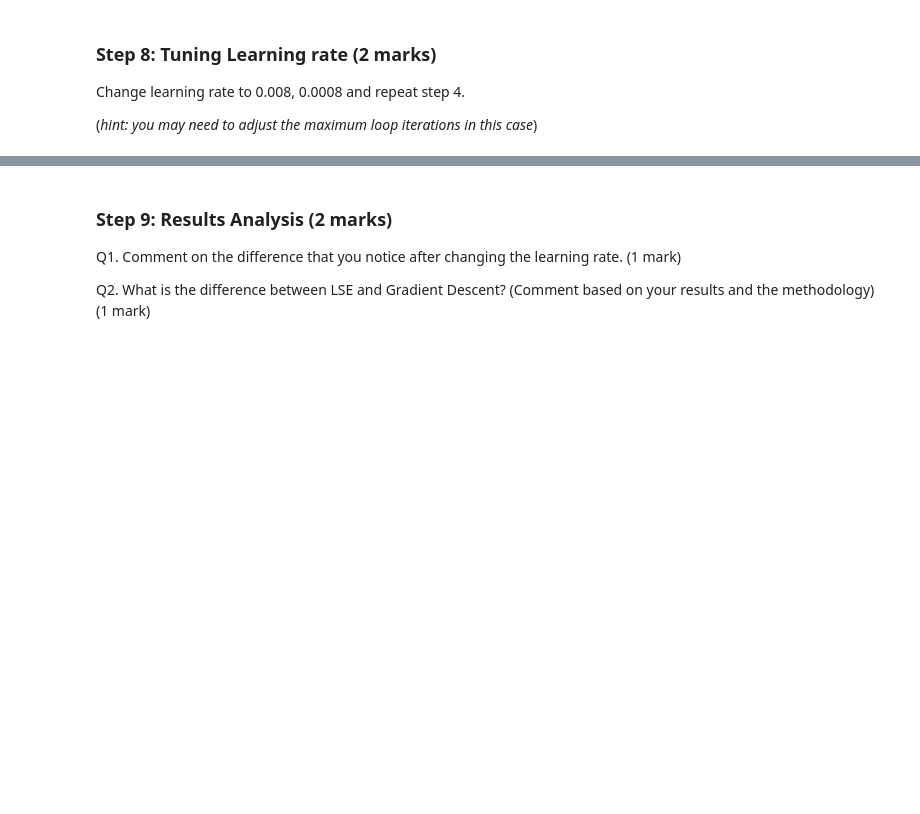
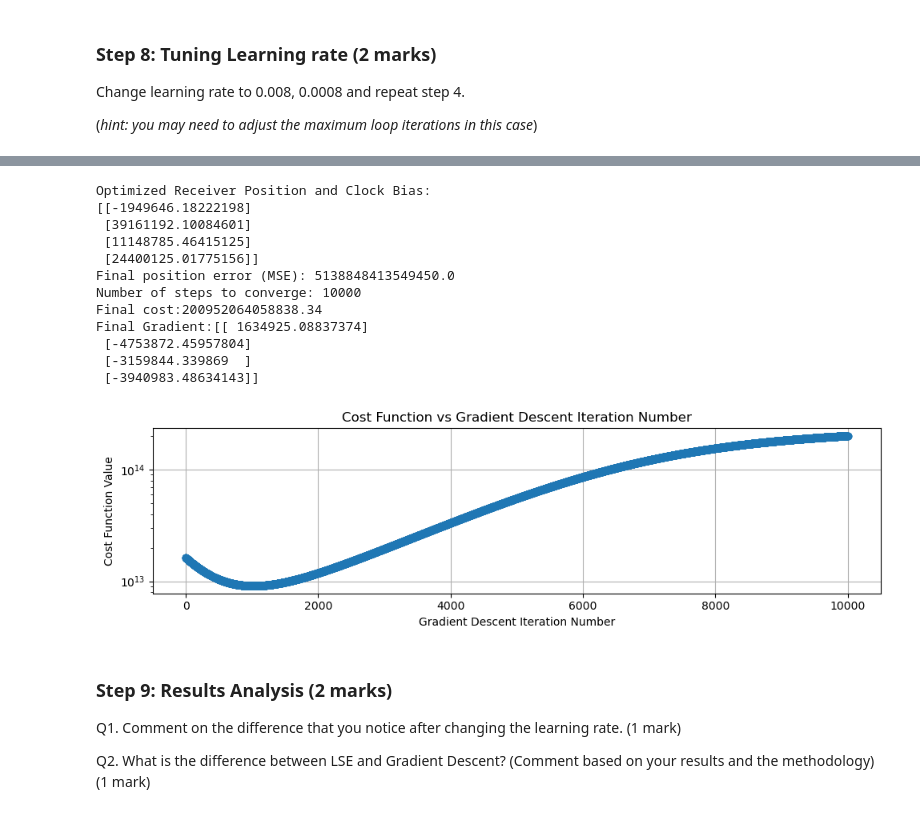
Before and after one commit to caydincleland/ENGG680_2025_Fall_group8Fork, a Jupyter notebook: assignment2/Assignment2_Upload.ipynb, the cells around one changed output, grey strips where cells are left out. Cells and saved outputs as stored; diff of their text form; code cells hidden in the pictures; blank space fills up the shorter version.

```diff
--- a/assignment2/Assignment2_Upload.ipynb
+++ b/assignment2/Assignment2_Upload.ipynb
@@ -243,6 +231,7 @@ Where:
 This matrix is used for least squares estimation in positioning or navigation applications.
 # %%
 def design_matrix(receiver_pos, satellite_pos, distance):
+    receiver_pos = receiver_pos.reshape(-1,1)
     # your code here
     rx=receiver_pos[0,0]
     ry=receiver_pos[1,0]
@@ -571,28 +548,29 @@ def gradient_descent(pseudorange, sat_pos, learning_rate=0.08, max_iters=10000,
     global steps_count
 
     #initalize the estimates as zeros
-    X = np.array([50.0, -25.0, 15.0, 500.0])
+    X = np.array([50.0, -25.0, 15.0, 500.0]).reshape((-1,1))
 
     for iteration in range(max_iters):
-        rec_pos = X[:3]
+        rec_pos = X[:3].reshape(1, 3)
         cdT = X[3]
 
         # compute the cost in the current step
         # (1 mark)
-        current_cost = #...
+        current_cost = cost_function(rec_pos, cdT, sat_pos, pseudorange)
+
 
         # compute the gradients in the current step
         # (1 mark)
-        grad = #...
+        grad = gradient(rec_pos, cdT, sat_pos, pseudorange)
 
 
         # update estimates
         # (1 mark)
-        X_new = #...
+        X_new = X-learning_rate*grad.reshape(-1,1)
 
         # compute the new cost
         # (1 mark)
-        new_cost = #...
+        new_cost = cost_function(X_new[:3], X_new[3], sat_pos, pseudorange)
 
         # break the loop if converge
         if np.abs(new_cost - current_cost) < tolerance:
@@ -602,10 +580,10 @@ def gradient_descent(pseudorange, sat_pos, learning_rate=0.08, max_iters=10000,
 
         # update the parameters for the next iteration
         X = X_new
-
+        steps_count+=1
         #collect intermediate results for cost and gradients
         arr_cost.append(current_cost)
         arr_grad.append(grad)
-        arr_err.append(X[:3]-GroundTruth)
+        arr_err.append(np.mean(np.sum((X[:3]-GroundTruth)**2)))
 
     return X
@@ -725,3 +767,47 @@ optimized_params_3 = #...
+# %%
+#set learning rate to 0.0008
+LR=0.0008
+#re-initialize arrays and counters
+arr_cost= []
+arr_grad= []
+arr_err=[]
+steps_count=0
+
+# (1 marks)
+optimized_params_3 = gradient_descent(pseudorange, sat_pos, learning_rate=LR)
+
+# print the metrics
+print(f'Optimized Receiver Position and Clock Bias:\n{optimized_params_3}')
+print(f'Final position error (MSE): {arr_err[-1]}')
+print(f'Number of steps to converge: {steps_count}')
+print(f'Final cost:{arr_cost[-1]}')
+print(f'Final Gradient:{arr_grad[-1]}')
+#cost figure
+fig , ax = plt.subplots(nrows=1,ncols=1, figsize=(10,3))
+# (0.5 marks)
+# ...
+ax.semilogy(range(len(arr_cost)), arr_cost, marker='o', linewidth=1.2)
+#axis labels and title
+ax.set_xlabel('Gradient Descent Iteration Number')
+ax.set_ylabel('Cost Function Value')
+ax.set_title('Cost Function vs Gradient Descent Iteration Number')
+ax.grid(True)
+fig.tight_layout()
+plt.show()
+# %% [output]
+Optimized Receiver Position and Clock Bias:
+[[-1949646.18222198]
+ [39161192.10084601]
+ [11148785.46415125]
+ [24400125.01775156]]
+Final position error (MSE): 5138848413549450.0
+Number of steps to converge: 10000
+Final cost:200952064058838.34
+Final Gradient:[[ 1634925.08837374]
+ [-4753872.45957804]
+ [-3159844.339869  ]
+ [-3940983.48634143]]
+[figure, added]
 # %% [markdown]
 ### Step 9: Results Analysis (2 marks)
 
```
Also changed, not shown: parts of 19 cells of this notebook.
